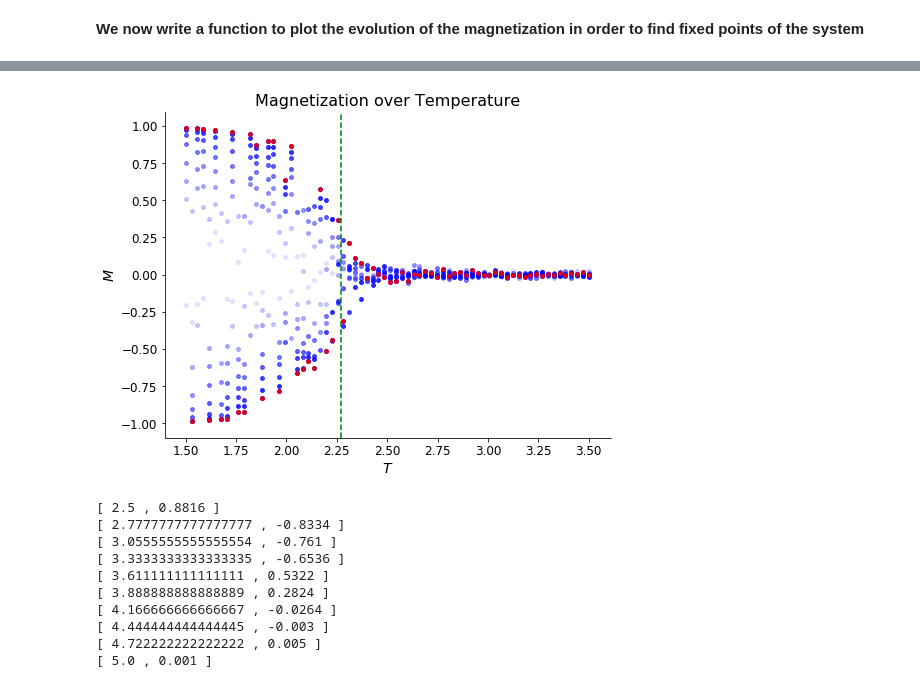
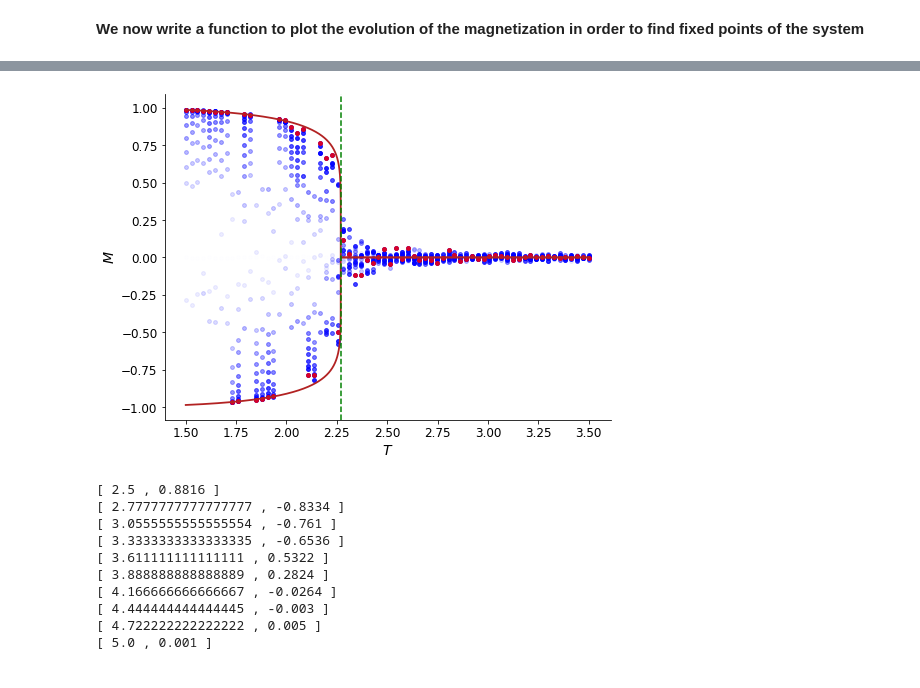
Before and after one commit to eleonoragatti44/IsingModel-CSProject, a Jupyter notebook: Ising2D.ipynb, the cells around one changed output, grey strips where cells are left out. Drawn from its saved outputs; the diff is of its cells as text; code cells hidden in the pictures.

```diff
--- a/Ising2D.ipynb
+++ b/Ising2D.ipynb
@@ -184,2 +200,22 @@ ax.set_ylabel("$M$");
 # %% [markdown]
 **We now write a function to plot the evolution of the magnetization in order to find fixed points of the system**
+# %%
+# We define the curve predicted by the Onsager solution
+def onsager_solution(t):
+    return  (1-(np.sinh(2/t))**(-4) )**(1/8)
+x = np.linspace(0,T_c-0.0001,10000000)
+x2 = np.linspace(T_c,4,3)
+x_fin = np.append(x,x2)
+y_fin = np.append(onsager_solution(x),[0,0,0])
+# %%
+mpl.rcParams['axes.spines.right'] = False
+mpl.rcParams['axes.spines.top'] = False
+
+fig, ax = plt.subplots(1, 1, figsize=(8,5))
+plt.plot(x_fin, y_fin, lw=1.8, c="firebrick")
+ax.axvline(T_c, c="g", lw=1.5, ls = "dashed")
+#ax.set_title("Theoretical Magnetization over Temperature", pad=20)
+ax.set_xlabel("$T$")
+ax.set_ylabel("$M$");
+
+fig.savefig('./fig/mag_onsager.pdf', dpi=720)
@@ -201,5 +242,5 @@ def mag_evol(n1,n2,B,J,t1,t2,n_temperatures,n_repetitions):
 # %%
 %%time
 
-temp, mag = mag_evol(250,250,0,1,1.5,3.5,70,10)
+temp, mag = mag_evol(250,250,0,1,1.5,3.5,70,15)
 # %% [output]
@@ -208,21 +249,28 @@ Wall time: 11min 36s
+# %%
+x = np.linspace(1.5,T_c-0.0001,10000000)
+x2 = np.linspace(T_c,3.5,3)
+x_fin = np.append(x,x2)
+y_fin = np.append(onsager_solution(x),[0,0,0])
 # %%
 mpl.rcParams['axes.spines.right'] = False
 mpl.rcParams['axes.spines.top'] = False
 
 fig, ax = plt.subplots(1, 1, figsize=(8,6))
 for i, t in enumerate(temp):
     temper = [t]*len(mag[i])
     for j in range(len(mag[i])):
-        ax.scatter(t, mag[i][j], color="b", s=15, alpha=j/len(mag[i]))
+        ax.scatter(t, mag[i][j], color="b", s=15, alpha=(j+0.05)/(len(mag[i])+0.05))
     ax.scatter(t, mag[i][-1], color="r", s=15, alpha=0.8)
+ax.plot(x_fin, y_fin, lw=1.8, c="firebrick")
+ax.plot(x_fin, -y_fin, lw=1.8, c="firebrick")
 ax.axvline(T_c, c="green", lw=1.5, ls = "dashed")
-ax.set_title("Magnetization over Temperature")
+#ax.set_title("Magnetization over Temperature")
 ax.set_xlabel("$T$")
 ax.set_ylabel("$M$");
 
-fig.savefig('./fig/mag_evol_N=250.pdf', dpi=720)
+fig.savefig('./fig/mag_evol.pdf', dpi=720)
 # %% [output]
-[figure, old version]
+[figure, new version]
 # %%
 # We create a function to compute couple of value for (magnetization, temperature)
 # in order to check phase transition and the correctness of the value of T_c
```
Also changed, not shown: parts of 11 cells of this notebook, 7 other files.
